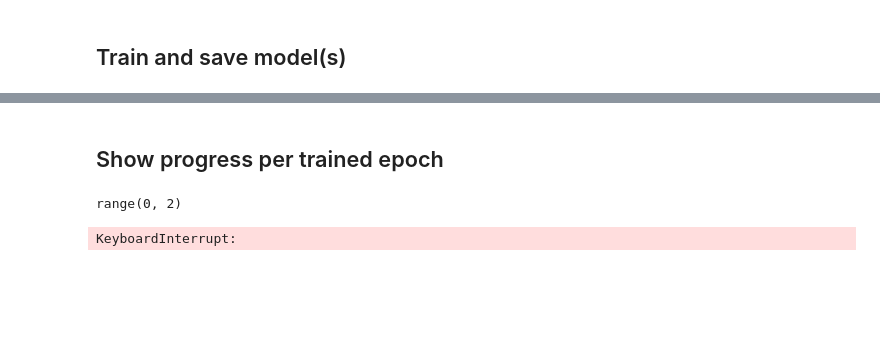
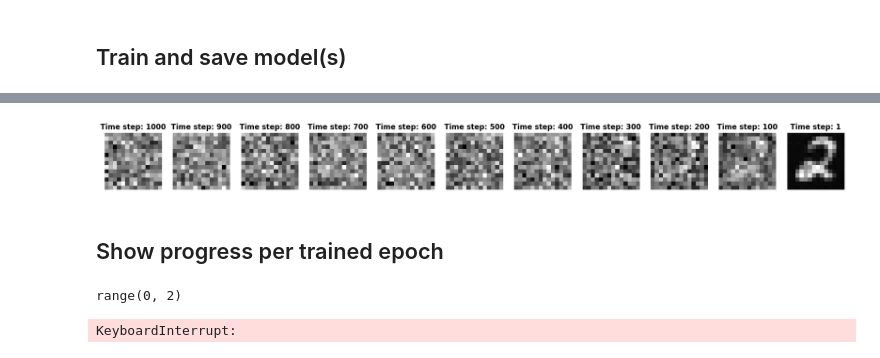
Before and after one commit to DamianAtlass/evaluating-a-diffusion-model-using-a-CNN, a Jupyter notebook: main.ipynb, the cells around one changed output, grey strips where cells are left out. Drawn from its saved outputs; the diff is of its cells as text; code cells hidden in the pictures; blank space fills up the shorter version.

```diff
--- a/main.ipynb
+++ b/main.ipynb
@@ -231,17 +222,19 @@ path = 'C:\\Users\\damia\\Documents\\Studium\\Semester_14_SS2025\\Python_For_Mac
 Model trained or successfully loaded.
 # %%
-# _, trajectory = ddpm.denoise(model=model, num_samples=1, channels=1, img_size=14)
-#
-# step = [1000, 900, 800, 700, 600, 500, 400, 300, 200, 100, 1] # define step labels
-#
-# fig, axis = plt.subplots(nrows=1, ncols=11, figsize=(22, 2))
-# j = 0
-# for ax, _ in zip(axis.ravel(), range(11)):
-#     ax.imshow(trajectory[j][0].detach().cpu().permute(1, 2, 0), cmap='gray')
-#     ax.set_title(f'Time step: {step[j]}', fontweight='bold')
-#     ax.axis(False)
-#     j += 1
-# plt.show()
+_, trajectory = ddpm_diffusion_model.denoise(model=model, num_samples=1, channels=1, img_size=14)
+
+step = [1000, 900, 800, 700, 600, 500, 400, 300, 200, 100, 1] # define step labels
+
+fig, axis = plt.subplots(nrows=1, ncols=11, figsize=(22, 2))
+j = 0
+for ax, _ in zip(axis.ravel(), range(11)):
+    ax.imshow(trajectory[j][0].detach().cpu().permute(1, 2, 0), cmap='gray')
+    ax.set_title(f'Time step: {step[j]}', fontweight='bold')
+    ax.axis(False)
+    j += 1
+plt.show()
+# %% [output]
+[figure, added]
 # %% [markdown]
 ## Show progress per trained epoch
 # %%
```
Also changed, not shown: parts of 10 cells of this notebook, 1 other file.
